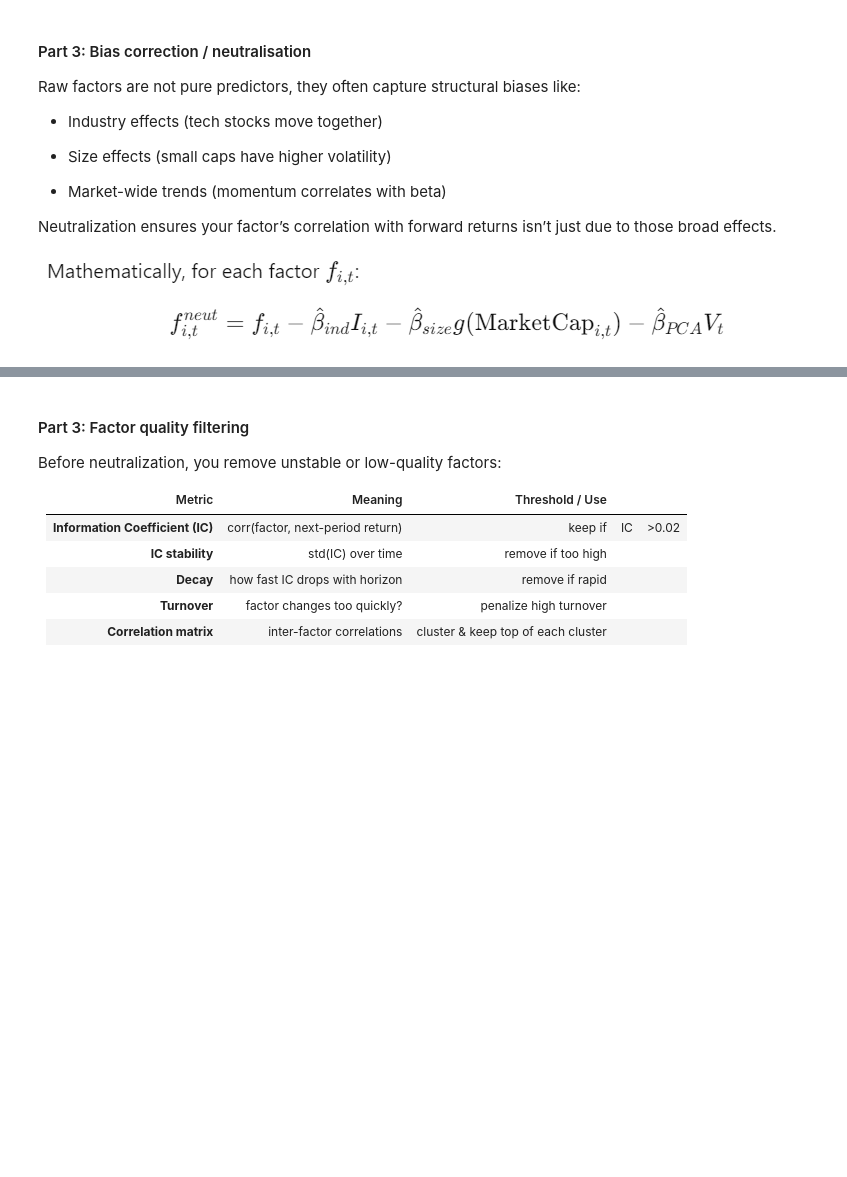
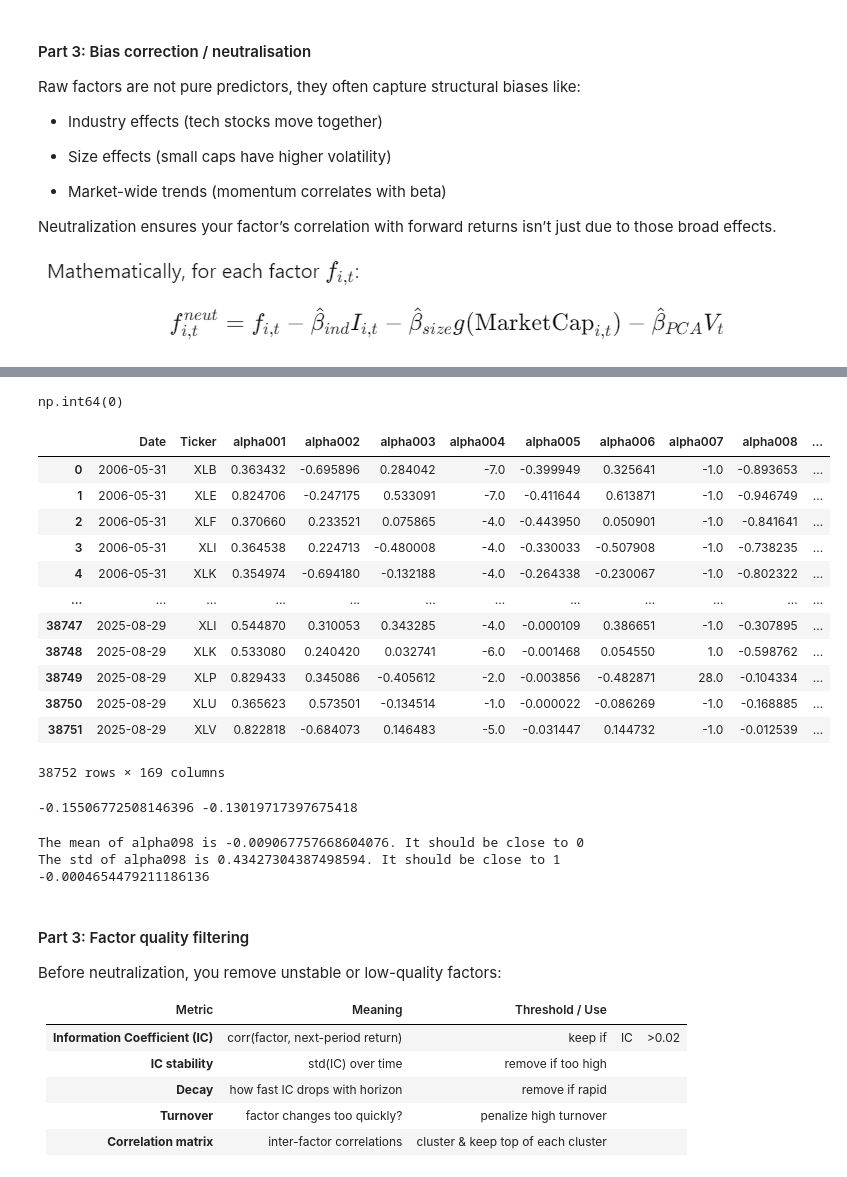
Before and after one commit to changjulian17/mqf_practice, a Jupyter notebook: QF603_Quant_Analysis_Fin_Markets/Raymon_code/Du pipeline_v2.ipynb, the cells around one changed output, grey strips where cells are left out. Saved outputs shown, nothing was run; the diff lists cells and outputs as text; code cells hidden in the pictures; blank space fills up the shorter version.

```diff
--- a/QF603_Quant_Analysis_Fin_Markets/Raymon_code/Du pipeline_v2.ipynb
+++ b/QF603_Quant_Analysis_Fin_Markets/Raymon_code/Du pipeline_v2.ipynb
@@ -579,0 +250,5 @@ def build_factor_table(price_panel, volume_panel, market_cap_panel, industry_map
+# %%
+# List all alpha methods in the Alphas class
+alpha_methods = \
+[method for method in dir(Alphas)
+            if method.startswith('alpha') and method[5:].isdigit()]
@@ -580,2 +346,2 @@ def build_factor_table(price_panel, volume_panel, market_cap_panel, industry_map
 # %%
-factor_table = build_factor_table(stock_data_prices, stock_data_vol, stock_data_mktcap, industries)
+factor_table = build_factor_table(stock_data, alpha_methods, Alphas, industries)
@@ -623,5 +372,3 @@ forward_rets_long = (
-# %%
-factor_table = factor_table.merge(forward_rets_long, on=['Date','ticker'], how='left')
 # %% [markdown]
 #### Part 3: Bias correction / neutralisation
 
@@ -758,6 +505,8 @@ def neutralize_cross_sectional(table, factor_cols, industry_col='industry', cap_
         ridge2 = Ridge(alpha=ridge_alpha, fit_intercept=True)
         for j in range(F_ind_neut.shape[1]):
             y = F_ind_neut[:, j]
+            # print(dt)
+            # print(X_size)
             ridge2.fit(X_size, y)
             y_hat = ridge2.predict(X_size)
             resid = y - y_hat
@@ -767,10 +516,10 @@ def neutralize_cross_sectional(table, factor_cols, industry_col='industry', cap_
         F_z = (F_size_neut - np.nanmean(F_size_neut, axis=0)) / (np.nanstd(F_size_neut, axis=0) + 1e-9)
 
         # Attach results
-        for idx, ticker in enumerate(slice_df['ticker'].values):
+        for idx, ticker in enumerate(slice_df['Ticker'].values):
             for j, f in enumerate(factor_cols):
                 slice_df.at[slice_df.index[idx], f + '_neut'] = F_z[idx, j]
         out_rows.append(slice_df)
 
-    out_df = pd.concat(out_rows, axis=0).sort_values(['Date','ticker']).reset_index(drop=True)
+    out_df = pd.concat(out_rows, axis=0).sort_values(['Date','Ticker']).reset_index(drop=True)
     return out_df
@@ -777,28 +565,48 @@ def neutralize_cross_sectional(table, factor_cols, industry_col='industry', cap_
+# %%
+factor_table[alpha_methods].isnull().sum().sum()
+# %% [output]
+np.int64(0)
 # %%
-factor_names = list(factor_table.columns[2:7])
-
 neut_df = neutralize_cross_sectional(
-    factor_table,
-    factor_names,
+    factor_table.reset_index(),
+    alpha_methods,
     industry_col='industry',
     cap_col='market_cap')
 neut_df
+# %% [output]
+|  | Date | Ticker | alpha001 | alpha002 | alpha003 | alpha004 | alpha005 | alpha006 | alpha007 | alpha008 | ... |
+| 0 | 2006-05-31 | XLB | 0.363432 | -0.695896 | 0.284042 | -7.0 | -0.399949 | 0.325641 | -1.0 | -0.893653 | ... |
+| 1 | 2006-05-31 | XLE | 0.824706 | -0.247175 | 0.533091 | -7.0 | -0.411644 | 0.613871 | -1.0 | -0.946749 | ... |
+| 2 | 2006-05-31 | XLF | 0.370660 | 0.233521 | 0.075865 | -4.0 | -0.443950 | 0.050901 | -1.0 | -0.841641 | ... |
+| 3 | 2006-05-31 | XLI | 0.364538 | 0.224713 | -0.480008 | -4.0 | -0.330033 | -0.507908 | -1.0 | -0.738235 | ... |
+| 4 | 2006-05-31 | XLK | 0.354974 | -0.694180 | -0.132188 | -4.0 | -0.264338 | -0.230067 | -1.0 | -0.802322 | ... |
+| ... | ... | ... | ... | ... | ... | ... | ... | ... | ... | ... | ... |
+| 38747 | 2025-08-29 | XLI | 0.544870 | 0.310053 | 0.343285 | -4.0 | -0.000109 | 0.386651 | -1.0 | -0.307895 | ... |
+| 38748 | 2025-08-29 | XLK | 0.533080 | 0.240420 | 0.032741 | -6.0 | -0.001468 | 0.054550 | 1.0 | -0.598762 | ... |
+| 38749 | 2025-08-29 | XLP | 0.829433 | 0.345086 | -0.405612 | -2.0 | -0.003856 | -0.482871 | 28.0 | -0.104334 | ... |
+| 38750 | 2025-08-29 | XLU | 0.365623 | 0.573501 | -0.134514 | -1.0 | -0.000022 | -0.086269 | -1.0 | -0.168885 | ... |
+| 38751 | 2025-08-29 | XLV | 0.822818 | -0.684073 | 0.146483 | -5.0 | -0.031447 | 0.144732 | -1.0 | -0.012539 | ... |
+38752 rows × 169 columns
 # %%
+idx= 33
+
 df = neut_df[neut_df['Date']==neut_df['Date'][2000]].copy()
-corr_before = df['mom3'].corr(df['market_cap'])
-corr_after = df['mom3_neut'].corr(df['market_cap'])
+corr_before = df[alpha_methods[idx]].corr(df['market_cap'])
+corr_after = df[f'{alpha_methods[idx]}_neut'].corr(df['market_cap'])
 print(corr_before, corr_after)
+# %% [output]
+-0.15506772508146396 -0.13019717397675418
 # %%
+import random
+method = random.choice(alpha_methods)
 # Sanity checks to make sure the factors have been properly neutralized
 #log_market_cap = np.log(neut_df['market_cap'])
 
-print(f'The mean of mom12_neut is {neut_df['mom12_neut'].mean()}. It should be close to 0')
-print(f'The mean of mom3_neut is {neut_df['mom3_neut'].mean()}. It should be close to 0')
-print(f'The std of mom12_neut is {neut_df['mom12_neut'].std()}. It should be close to 1')
-print(f'The std of mom3_neut is {neut_df['mom3_neut'].std()}. It should be close to 1')
+print(f'The mean of {method} is {neut_df[method].mean()}. It should be close to 0')
+print(f'The std of {method} is {neut_df[method].std()}. It should be close to 1')
 
 per_date_corrs = neut_df.groupby('Date').apply(
-    lambda df: df['mom12_neut'].corr(df['market_cap'])
+    lambda df: df[method].corr(df['market_cap'])
 )
 print(per_date_corrs.mean())
 
@@ -806,6 +614,10 @@ print(per_date_corrs.mean())
 #    name = neut_factor + "_neut"
 #    print(f'Correlation between {neut_factor} and log market cap is: {neut_df[name].corr(log_market_cap)}. It should be close to 0')
     #print(f'Correlation between {neut_factor} and industry is: {neut_df[name].corr(neut_df['industry'])}. It should be close to 0')
+# %% [output]
+The mean of alpha098 is -0.009067757668604076. It should be close to 0
+The std of alpha098 is 0.43427304387498594. It should be close to 1
+-0.0004654479211186136
 # %% [markdown]
 #### Part 3: Factor quality filtering
 
```
Also changed, not shown: parts of 52 cells of this notebook, 7 other files.
